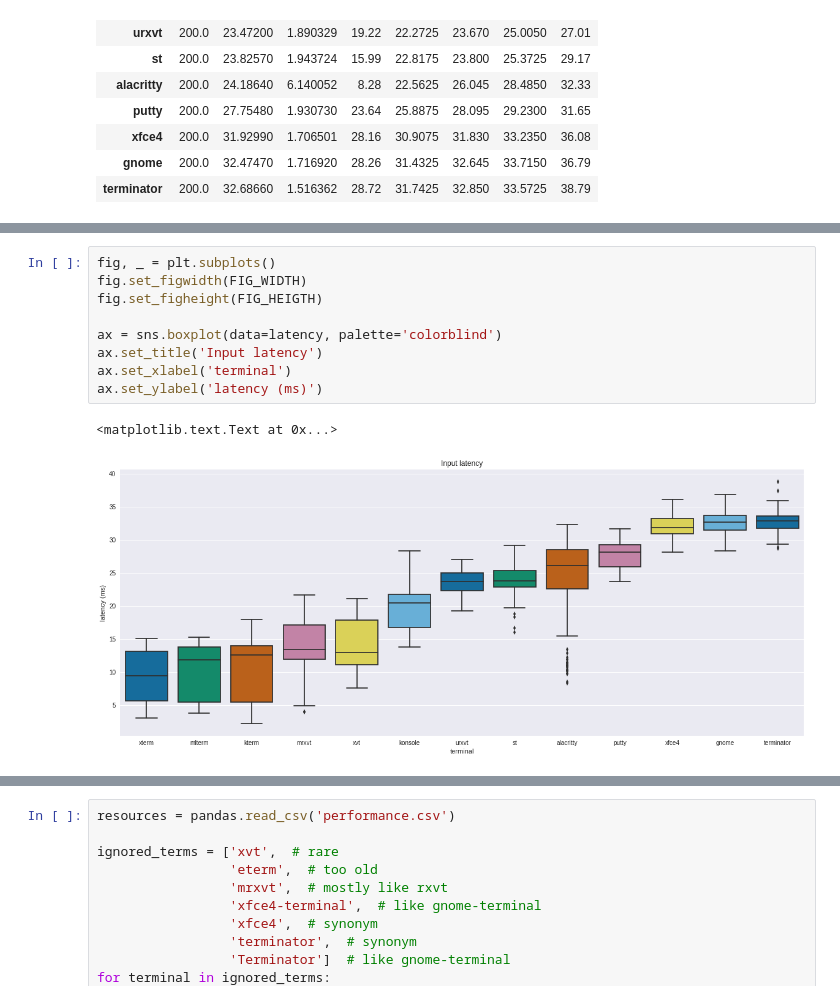
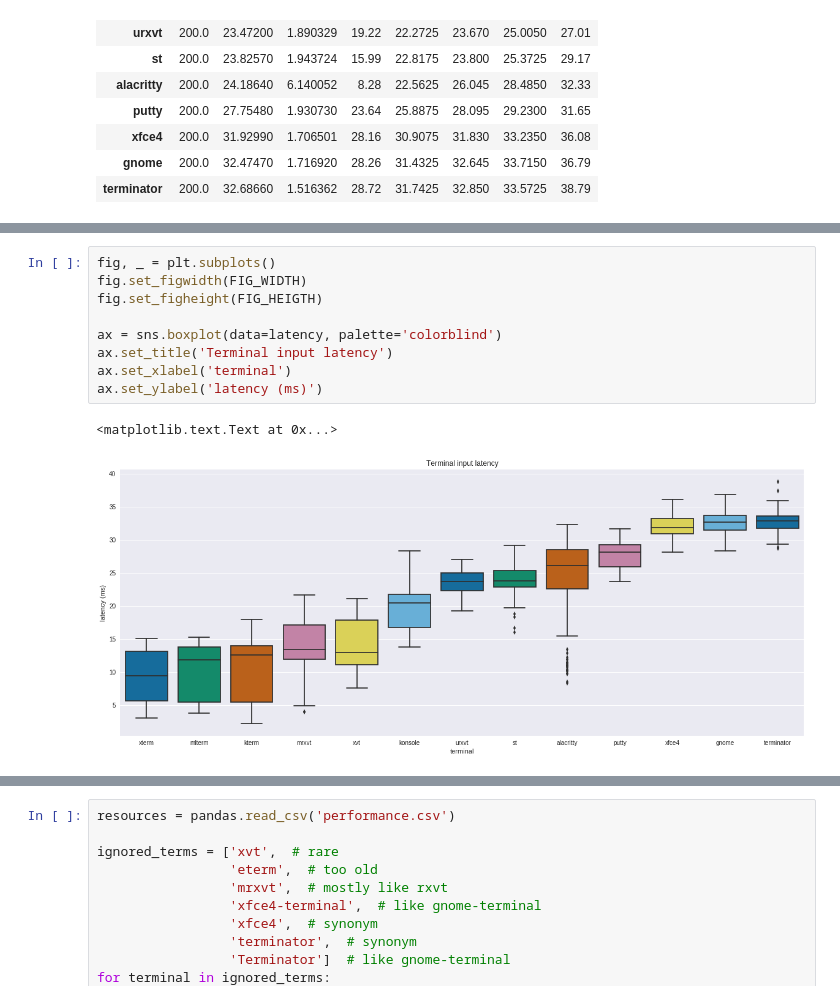
Before and after one commit to anarcat/terms-benchmarks, a Jupyter notebook: benchmarks.ipynb, the cells around one changed output, grey strips where cells are left out. Cells and saved outputs as stored; diff of their text form.

```diff
--- a/benchmarks.ipynb
+++ b/benchmarks.ipynb
@@ -53,12 +53,12 @@ print(tabulate(latency.describe().transpose(), headers='keys', tablefmt='pipe'))
 # %%
 fig, _ = plt.subplots()
 fig.set_figwidth(FIG_WIDTH)
 fig.set_figheight(FIG_HEIGTH)
 
 ax = sns.boxplot(data=latency, palette='colorblind')
-ax.set_title('Input latency')
+ax.set_title('Terminal input latency')
 ax.set_xlabel('terminal')
 ax.set_ylabel('latency (ms)')
 # %% [output]
 <matplotlib.text.Text at 0x...>
-[figure, old version]
+[figure, new version]
```
Also changed, not shown: parts of 2 cells of this notebook, 1 other file.
